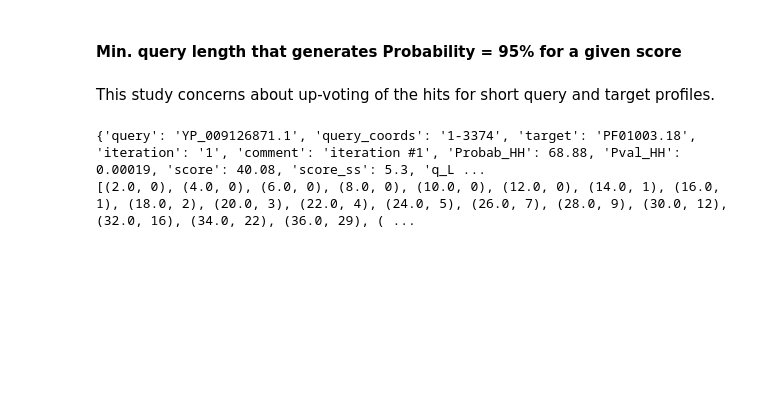
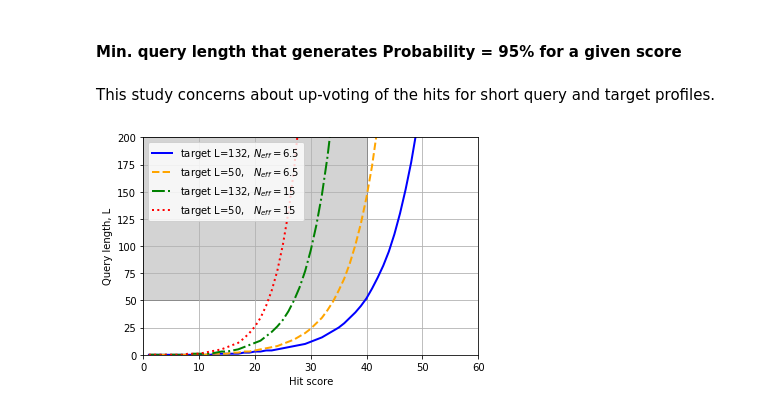
Before and after one commit to Gorbalenya-Lab/hh-suite-notebooks, a Jupyter notebook: test_score.ipynb, the cells around one changed output. Drawn from its saved outputs; the diff is of its cells as text; code cells hidden in the pictures; blank space fills up the shorter version.

Commit message:
Add "query length vs. score" plot

```diff
--- a/test_score.ipynb
+++ b/test_score.ipynb
@@ -309,7 +309,7 @@ plt.savefig(pdffile, format='PDF')
 This study concerns about up-voting of the hits for short query and target profiles.
 # %%
 # scores
-S = np.linspace(2, 100, num=50)
+S = np.linspace(1, 100, num=100)
 # print(S)
 
 h = cp.copy(hits[0])
@@ -352,15 +352,15 @@ def testScores(Z, probab=95, t_len=None, t_neff=None):
     for i, s in enumerate(S):
         Z[i] = findQLenForProbab(s, probab, t_len, t_neff)
 
-QL = np.zeros(len(S), dtype=np.int)
-resetHit()
-print(h)
-testScores(QL, 95, 132, 6.5) # Pfam profile lengths: median=132, mean=176; N_eff: median=6.5, mean=6.55
-# for t_neff=6.5 the dangerous zone is t_len = 50, score = [34;...], q_len = [50;...] -- there might occur FP with probab > 95%
-# for t_neff=10 the dangerous zone is t_len = 50, score = [29;...], q_len = [50;...]
-# FIXME check with straightforward example
-print(list(zip(S, QL)))
-# TODO plot Score(t_neff) for q_len=50, t_len={50;100;200}, probability=95%
+QL_T132_NE6 = np.zeros(len(S), dtype=np.int)
+QL_T50_NE6 = np.zeros(len(S), dtype=np.int)
+QL_T132_NE15 = np.zeros(len(S), dtype=np.int)
+QL_T50_NE15 = np.zeros(len(S), dtype=np.int)
+
+# PfamA profile lengths: median=132, mean=176; N_eff: median=6.5, mean=6.55, min=1.0, max=15.8
+testScores(QL_T132_NE6, 95, 132, 6.5)
+testScores(QL_T50_NE6, 95, 50, 6.5)
+testScores(QL_T132_NE15, 95, 132, 15)
+testScores(QL_T50_NE15, 95, 50, 15)
+
+# print(list(zip(S, QL_T132_NE6)))
-# %% [output]
-{'query': 'YP_009126871.1', 'query_coords': '1-3374', 'target': 'PF01003.18', 'iteration': '1', 'comment': 'iteration #1', 'Probab_HH': 68.88, 'Pval_HH': 0.00019, 'score': 40.08, 'score_ss': 5.3, 'q_L ...
-[(2.0, 0), (4.0, 0), (6.0, 0), (8.0, 0), (10.0, 0), (12.0, 0), (14.0, 1), (16.0, 1), (18.0, 2), (20.0, 3), (22.0, 4), (24.0, 5), (26.0, 7), (28.0, 9), (30.0, 12), (32.0, 16), (34.0, 22), (36.0, 29), ( ...
@@ -366,0 +370,41 @@ print(list(zip(S, QL)))
+# %%
+verts = [
+    (0, 50),
+    (40., 50),
+    (40., 200.),
+    (0, 200.),
+    (0, 50)
+]
+
+codes = [
+    Path.MOVETO,
+    Path.LINETO,
+    Path.LINETO,
+    Path.LINETO,
+    Path.CLOSEPOLY,
+]
+
+path = Path(verts, codes)
+# %%
+fig, ax = plt.subplots()
+plot(S, QL_T132_NE6, label='target L=132, $N_{eff}=6.5$', color='blue', marker='', linestyle='-', linewidth=2)
+plot(S, QL_T50_NE6, label='target L=50,   $N_{eff}=6.5$', color='orange', marker='', linestyle='--', linewidth=2)
+plot(S, QL_T132_NE15, label='target L=132, $N_{eff}=15$', color='green', marker='', linestyle='-.', linewidth=2)
+plot(S, QL_T50_NE15, label='target L=50,   $N_{eff}=15$', color='red', marker='', linestyle=':', linewidth=2)
+
+plt.xlabel('Hit score')
+plt.ylabel('Query length, L')
+
+plt.title("")
+
+patch = patches.PathPatch(path, facecolor='lightgray', lw=1)
+ax.add_patch(patch)
+
+
+plt.legend()
+plt.ylim(0, 200)
+plt.xlim(0, 60)
+ax.grid(True)
+plt.savefig('qlen_by_score_p95.pdf', format='PDF')
+# %% [output]
+[figure, added]
```
Also changed, not shown: parts of 7 cells of this notebook, 2 other files.
